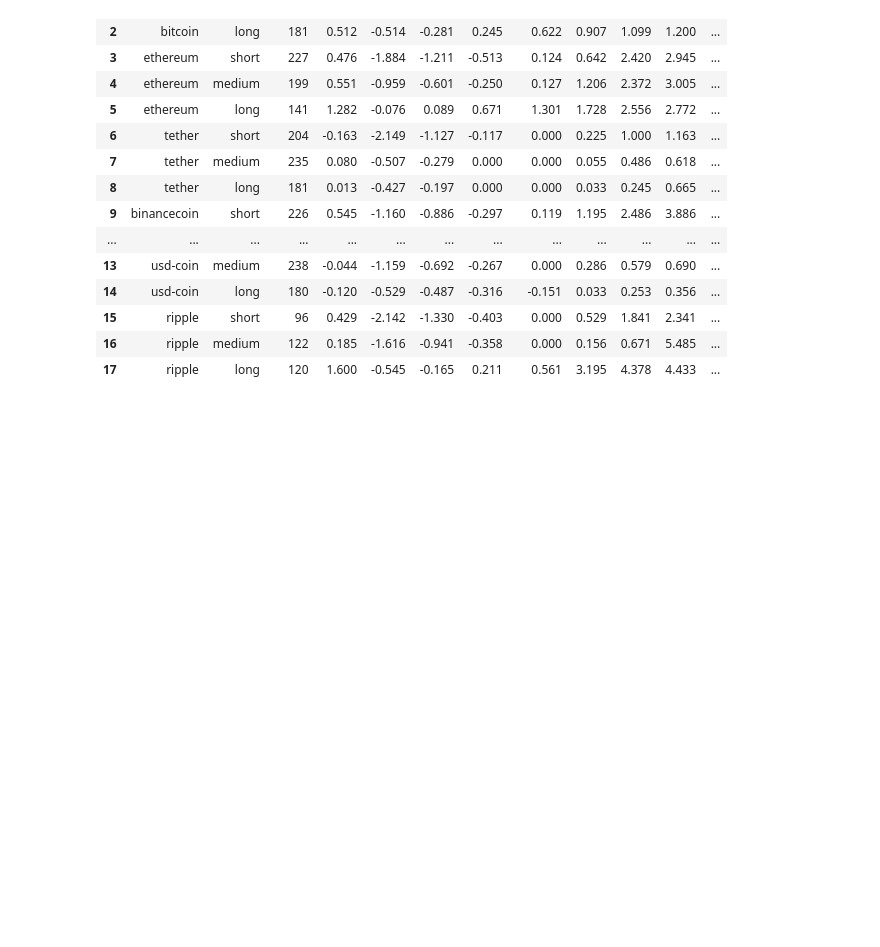
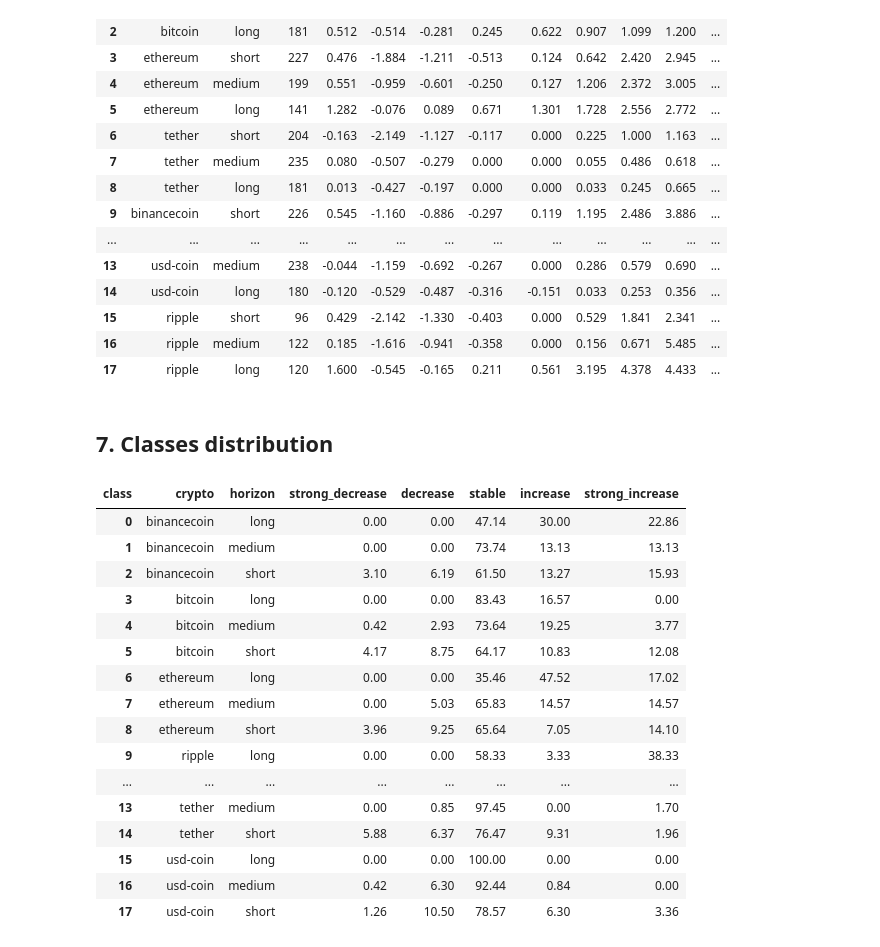
Before and after one commit to irene-martin-rod/CryptoTrendPredictor, a Jupyter notebook: notebooks/3-target_definition.ipynb, the cells around one changed output. Cells and saved outputs as stored; diff of their text form; code cells hidden in the pictures; blank space fills up the shorter version.

Commit message:
Working in 3-target_definition.ipynb

```diff
--- a/notebooks/3-target_definition.ipynb
+++ b/notebooks/3-target_definition.ipynb
@@ -420,3 +420,68 @@ for crypto, df in dfs.items():
         target_col = f"target_trend_{horizon}"
 
         df[target_col] = df[ratio_col].apply(classify_ratio)
+# %% [markdown]
+## **7. Classes distribution**
+# %%
+class_distribution = []
+
+for crypto, df in dfs.items():
+    for horizon in HORIZONS:
+
+        target_col = f"target_trend_{horizon}"
+
+        counts = df[target_col].value_counts().sort_index()
+        percentages = df[target_col].value_counts(
+            normalize=True
+        ).sort_index() * 100
+
+        for class_value in [-2, -1, 0, 1, 2]:
+            class_distribution.append({
+                "crypto": crypto,
+                "horizon": horizon,
+                "class": class_value,
+                "count": int(counts.get(class_value, 0)),
+                "percentage": percentages.get(class_value, 0)
+            })
+
+class_distribution_df = pd.DataFrame(class_distribution)
+
+class_distribution_pivot = (
+    class_distribution_df
+    .pivot_table(
+        index=["crypto", "horizon"],
+        columns="class",
+        values="percentage",
+        fill_value=0
+    )
+    .rename(columns={
+        -2: "strong_decrease",
+        -1: "decrease",
+         0: "stable",
+         1: "increase",
+         2: "strong_increase"
+    })
+    .reset_index()
+)
+
+class_distribution_pivot = class_distribution_pivot.round(2)
+
+display(class_distribution_pivot)
+# %% [output]
+| class | crypto | horizon | strong_decrease | decrease | stable | increase | strong_increase |
+| 0 | binancecoin | long | 0.00 | 0.00 | 47.14 | 30.00 | 22.86 |
+| 1 | binancecoin | medium | 0.00 | 0.00 | 73.74 | 13.13 | 13.13 |
+| 2 | binancecoin | short | 3.10 | 6.19 | 61.50 | 13.27 | 15.93 |
+| 3 | bitcoin | long | 0.00 | 0.00 | 83.43 | 16.57 | 0.00 |
+| 4 | bitcoin | medium | 0.42 | 2.93 | 73.64 | 19.25 | 3.77 |
+| 5 | bitcoin | short | 4.17 | 8.75 | 64.17 | 10.83 | 12.08 |
+| 6 | ethereum | long | 0.00 | 0.00 | 35.46 | 47.52 | 17.02 |
+| 7 | ethereum | medium | 0.00 | 5.03 | 65.83 | 14.57 | 14.57 |
+| 8 | ethereum | short | 3.96 | 9.25 | 65.64 | 7.05 | 14.10 |
+| 9 | ripple | long | 0.00 | 0.00 | 58.33 | 3.33 | 38.33 |
+| ... | ... | ... | ... | ... | ... | ... | ... |
+| 13 | tether | medium | 0.00 | 0.85 | 97.45 | 0.00 | 1.70 |
+| 14 | tether | short | 5.88 | 6.37 | 76.47 | 9.31 | 1.96 |
+| 15 | usd-coin | long | 0.00 | 0.00 | 100.00 | 0.00 | 0.00 |
+| 16 | usd-coin | medium | 0.42 | 6.30 | 92.44 | 0.84 | 0.00 |
+| 17 | usd-coin | short | 1.26 | 10.50 | 78.57 | 6.30 | 3.36 |
```
Also changed, not shown: parts of 3 cells of this notebook.
